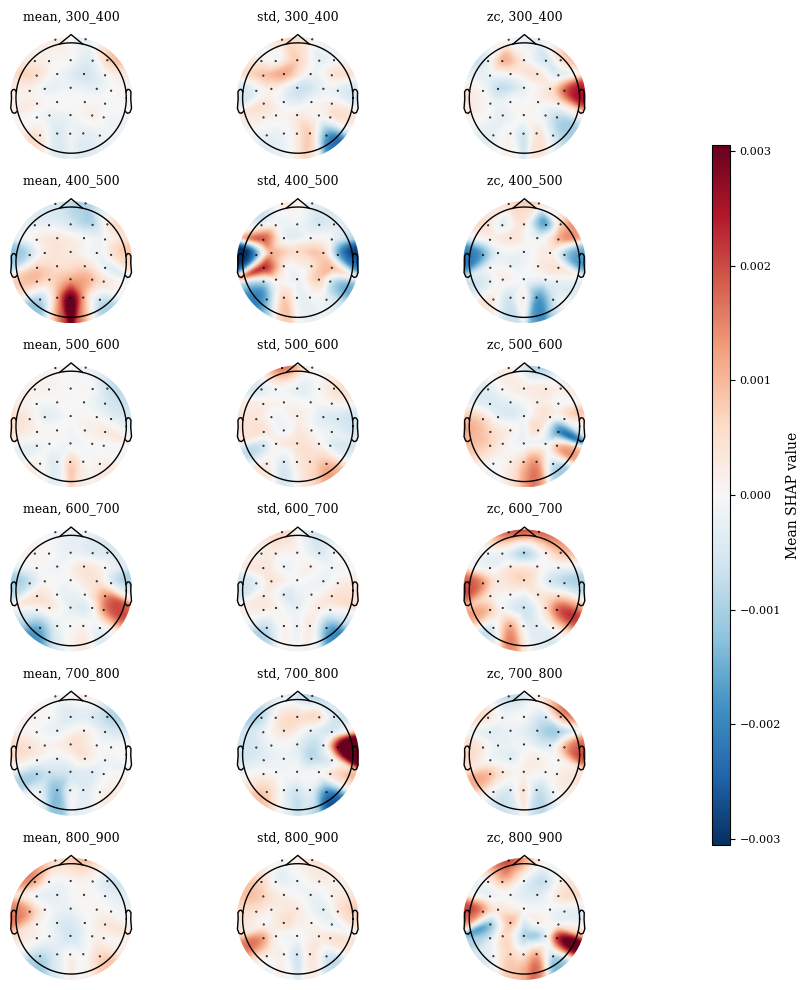
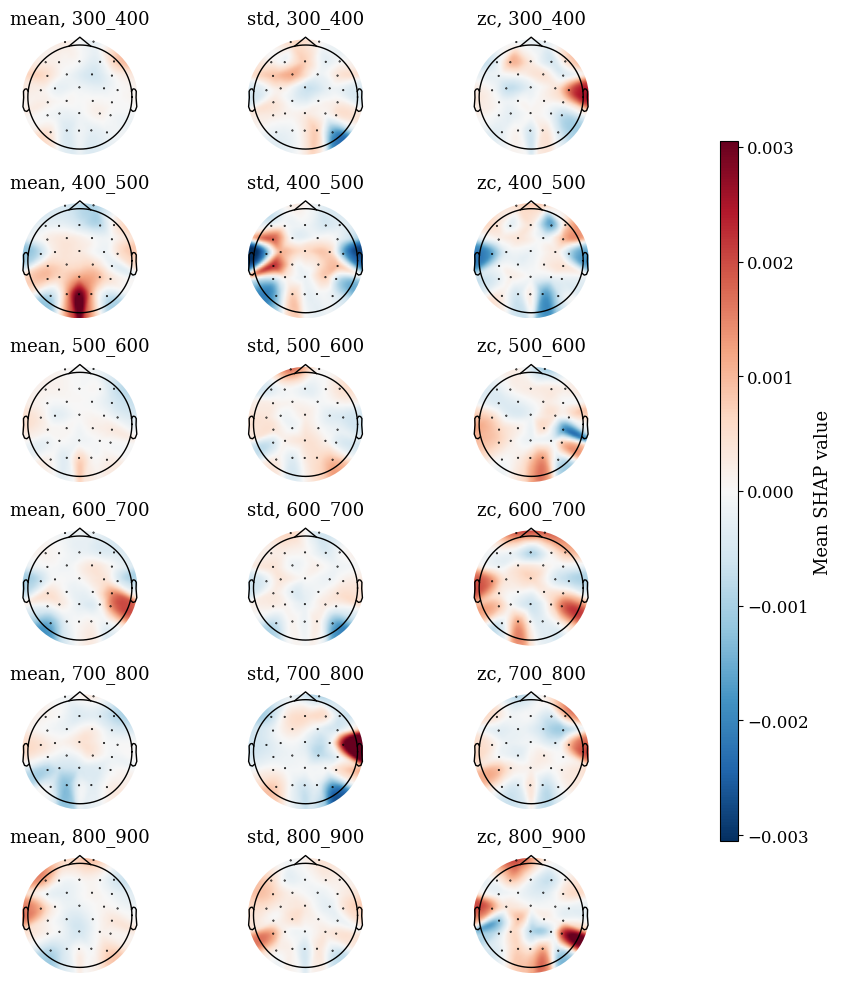
The change to this notebook cell's code, shown as a diff; its figure went from the first image to the second:
--- before
+++ after
@@ -4,9 +4,9 @@
     "font.serif": ["Computer Modern Roman", "CMU Serif", "DejaVu Serif"],
     "mathtext.fontset": "cm",
-    "font.size": 10,
-    "axes.titlesize": 10,
-    "axes.labelsize": 10,
-    "xtick.labelsize": 8,
-    "ytick.labelsize": 8
+    "font.size": 12,
+    "axes.titlesize": 12,
+    "axes.labelsize": 12,
+    "xtick.labelsize": 12,
+    "ytick.labelsize": 12
 })
 
@@ -46,5 +46,5 @@
         )
 
-        ax.set_title(f"{t}, {w}", fontsize=9)
+        ax.set_title(f"{t}, {w}", fontsize=13)
 
 # spacing the subplots
@@ -54,5 +54,5 @@
 cbar_ax = fig.add_axes([0.90, 0.15, 0.02, 0.7])
 cbar = fig.colorbar(im, cax=cbar_ax)
-cbar.set_label("Mean SHAP value", fontsize=10)
+cbar.set_label("Mean SHAP value", fontsize=13)
 
 plt.tight_layout(rect=[0, 0, 0.88, 1])  # keep space for colorbar

Commit: final